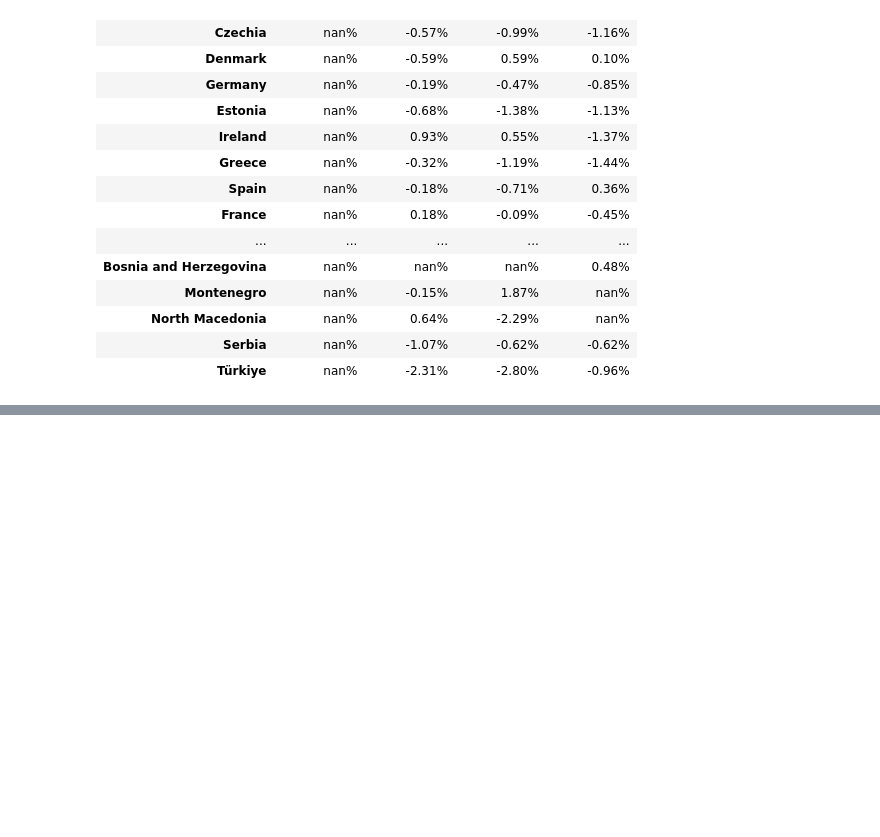
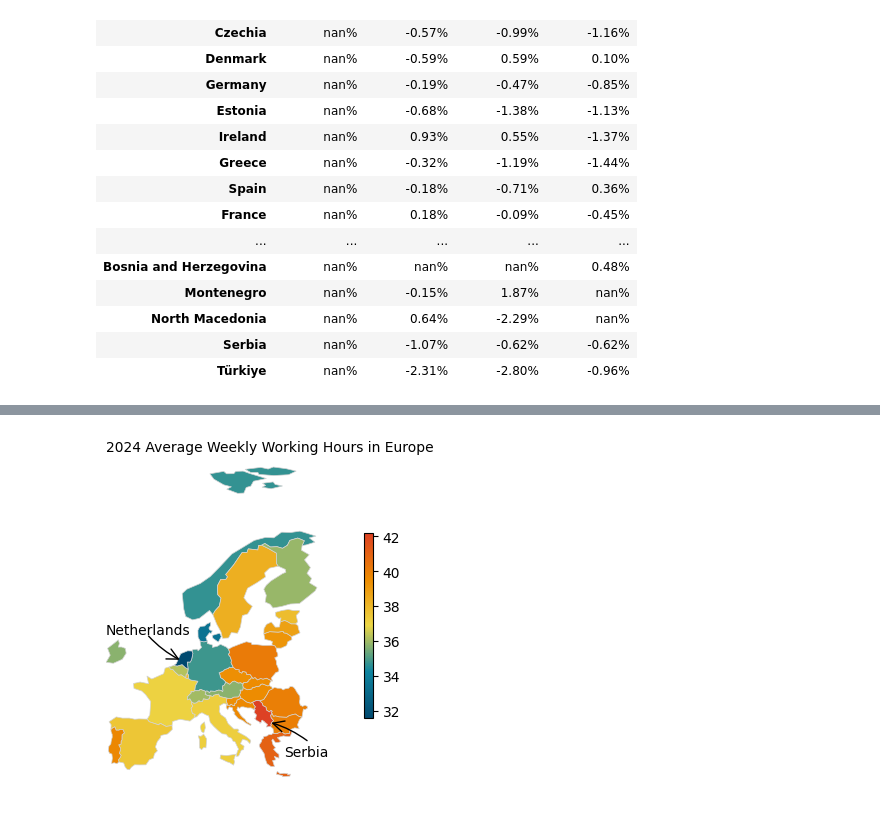
Before and after one commit to tdoan123/data-learning-journey, a Jupyter notebook: Python/Bamboo Weekly/bw_127.ipynb, the cells around one changed output, grey strips where cells are left out. Drawn from its saved outputs; the diff is of its cells as text; code cells hidden in the pictures; blank space fills up the shorter version.

Commit message:
update bambo weekly

```diff
--- a/Python/Bamboo Weekly/bw_127.ipynb
+++ b/Python/Bamboo Weekly/bw_127.ipynb
@@ -260,0 +362,12 @@ Name: 2024, dtype: float64
+# %%
+url_country = "https://raw.githubusercontent.com/JosephBARBIERDARNAL/data-matplotlib-journey/refs/heads/main/world/world.geojson"
+# %%
+world = gdp.read_file(url_country)
+# %%
+europe = world[world['continent'] == 'Europe']
+# %%
+df_merge = europe.merge(
+    country_df,
+    left_on = 'name',
+    right_on = 'country'
+)
@@ -260,0 +414,38 @@ Name: 2024, dtype: float64
+# %%
+fig, ax = plt.subplots()
+cmap = load_cmap('Bay', cmap_type='continuous')
+df_merge.plot(
+    ax = ax,
+    edgecolor='lightgrey',
+    linewidth=.5,
+    column = '2024_avg_wk_hour',
+    legend=True,
+    legend_kwds={'shrink':0.5},
+    cmap= cmap
+)
+ax.text(x= -10, y = 56, s = 'Netherlands' )
+ax_arrow(
+    head_position =[5,52],
+    tail_position = [-2,56],
+    color = 'black',
+    radius = 0.1,
+    fill_head= False
+)
+
+ax.text(x= 25, y = 38, s = 'Serbia' )
+ax_arrow(
+    head_position =[22,43],
+    tail_position = [30,40],
+    color = 'black',
+    radius = 0.1,
+    fill_head= False
+)
+
+ax.text(x=-10, y= 83, s='2024 Average Weekly Working Hours in Europe')
+ax.axis('off')
+ax.set_xlim(-10)
+ax.set_ylim(30)
+
+plt.show()
+# %% [output]
+[figure, added]
```
Also changed, not shown: parts of 19 cells of this notebook.
